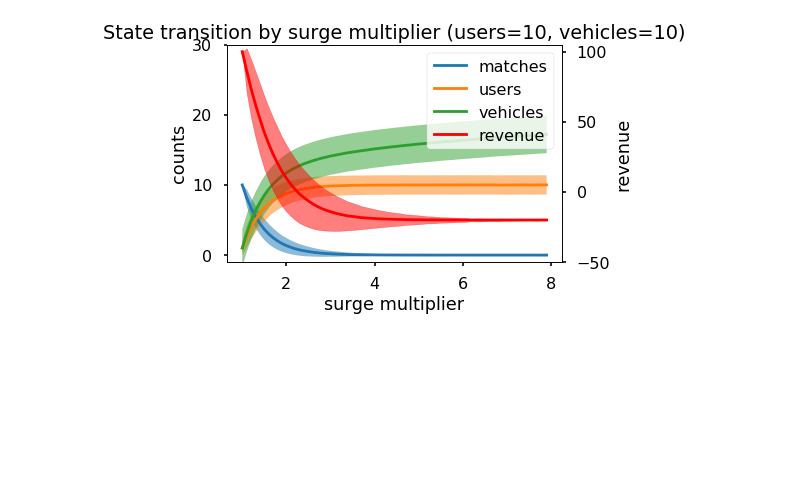
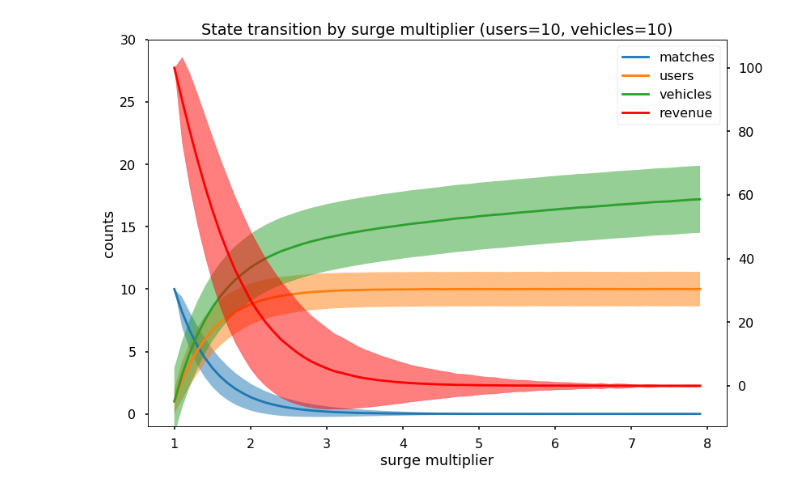
Before and after one commit to mbattifarano/surge-multiplier-mdp, a Jupyter notebook: Experiments.ipynb, the cells around one changed output. Drawn from its saved outputs; the diff is of its cells as text; code cells hidden in the pictures; blank space fills up the shorter version.

```diff
--- a/Experiments.ipynb
+++ b/Experiments.ipynb
@@ -47,7 +47,7 @@ p = mdp.Parameters(
     p_stay=0.9,
     demand_rate=1.0,
     base_cost=10.0,
-    empty_cost=2.0,
+    empty_cost=0.0,
     discount=0.98,
 )
 state = mdp.State(
@@ -60,35 +60,35 @@ def plot_transition(p, state):
     users = np.zeros_like(multipliers)
     users_err = np.zeros_like(multipliers)
     vehicles = np.zeros_like(multipliers)
     vehicles_err = np.zeros_like(multipliers)
     revenue = np.zeros_like(multipliers)
     revenue_err = np.zeros_like(multipliers)
     for i, m in enumerate(multipliers):
         matched, users_next, vehicles_next = mdp.transition(p, state, m, 100000)
         r = mdp.reward(p, state, matched, m)
         revenue[i]     = r.mean()
         revenue_err[i] = r.std()
         matches[i]     = matched.mean()
         matches_err[i] = matched.std()
         users[i]       = users_next.mean()
         users_err[i]   = users_next.std()
         vehicles[i]    = vehicles_next.mean()
         vehicles_err   = vehicles_next.std()
     f, ax_count = plt.subplots()
     ax_rev = ax_count.twinx()
     h1 = errorbar(ax_count, multipliers, matches, yerr=matches_err, label="matches")
     h2 = errorbar(ax_count, multipliers, users, yerr=users_err, label="users")
     h3 = errorbar(ax_count, multipliers, vehicles, yerr=vehicles_err, label="vehicles")
     h4 = errorbar(ax_rev, multipliers, revenue, yerr=revenue_err, label="revenue", color='red')
     plt.legend(handles=[h1, h2, h3, h4])
     plt.xlabel("surge multiplier")
     ax_count.set(ylabel="counts", xlabel="surge multiplier", ylim=[-1, 30])
-    ax_rev.set(ylabel="revenue", ylim=[-50, 105])
+   # ax_rev.set(ylabel="revenue", ylim=[-50, 105])
     plt.title("State transition by surge multiplier (users=%d, vehicles=%d)" % state)
 
 plot_transition(p, state)
 # %% [output]
-[figure, old version]
+[figure, new version]
 # %%
 state = mdp.State(
     users=10,
```
Also changed, not shown: parts of 8 cells of this notebook.
